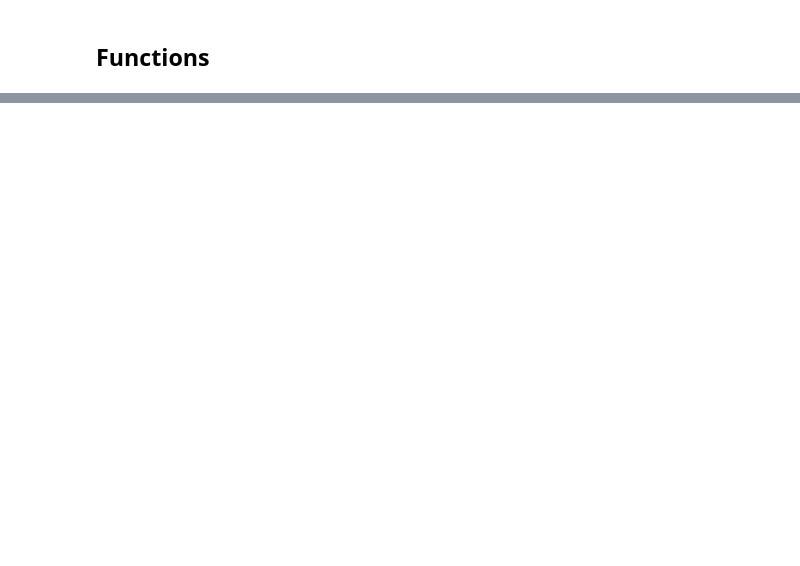
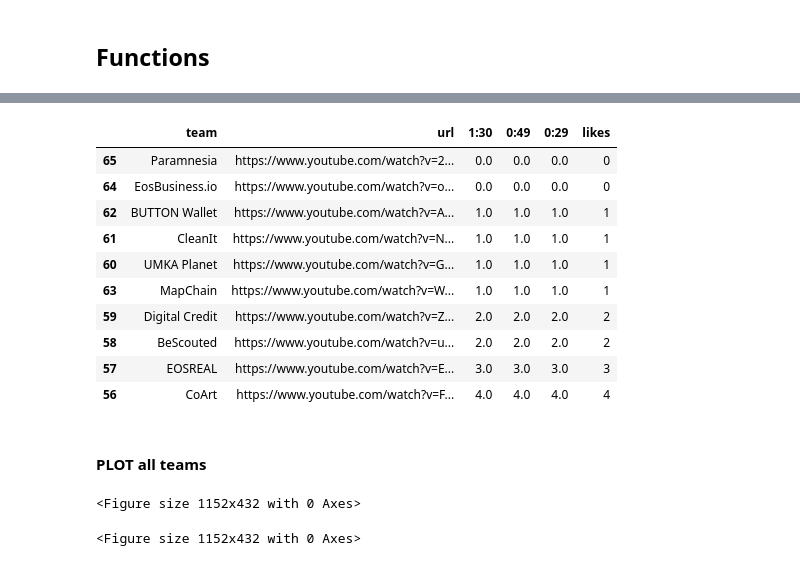
Before and after one commit to driankus/youtube-UpVote-tracker, a Jupyter notebook: scrapperBS4.ipynb, the cells around one changed output, grey strips where cells are left out. Drawn from its saved outputs; the diff is of its cells as text; code cells hidden in the pictures; blank space fills up the shorter version.

```diff
--- a/scrapperBS4.ipynb
+++ b/scrapperBS4.ipynb
@@ -192,0 +123,3 @@ a[0].text
+# %%
+pd.set_option('display.max_rows', None)
+tracker[['team', lastVote]]
@@ -192,0 +164,23 @@ a[0].text
+# %%
+tracker.sort_values('likes').head(10)
+# %% [output]
+|  | team | url | 1:30 | 0:49 | 0:29 | likes |
+| 65 | Paramnesia | https://www.youtube.com/watch?v=2... | 0.0 | 0.0 | 0.0 | 0 |
+| 64 | EosBusiness.io | https://www.youtube.com/watch?v=o... | 0.0 | 0.0 | 0.0 | 0 |
+| 62 | BUTTON Wallet | https://www.youtube.com/watch?v=A... | 1.0 | 1.0 | 1.0 | 1 |
+| 61 | CleanIt | https://www.youtube.com/watch?v=N... | 1.0 | 1.0 | 1.0 | 1 |
+| 60 | UMKA Planet | https://www.youtube.com/watch?v=G... | 1.0 | 1.0 | 1.0 | 1 |
+| 63 | MapChain | https://www.youtube.com/watch?v=W... | 1.0 | 1.0 | 1.0 | 1 |
+| 59 | Digital Credit | https://www.youtube.com/watch?v=Z... | 2.0 | 2.0 | 2.0 | 2 |
+| 58 | BeScouted | https://www.youtube.com/watch?v=u... | 2.0 | 2.0 | 2.0 | 2 |
+| 57 | EOSREAL | https://www.youtube.com/watch?v=E... | 3.0 | 3.0 | 3.0 | 3 |
+| 56 | CoArt | https://www.youtube.com/watch?v=F... | 4.0 | 4.0 | 4.0 | 4 |
+# %% [markdown]
+#### PLOT all teams
+# %%
+plt.figure(figsize=(16,6))
+tracker.set_index('team')
+plt.plot(tracker[lastVote],kind='hist')
+# %% [output]
+<Figure size 1152x432 with 0 Axes>
+<Figure size 1152x432 with 0 Axes>
```
Also changed, not shown: parts of 52 cells of this notebook, 23 other files.
